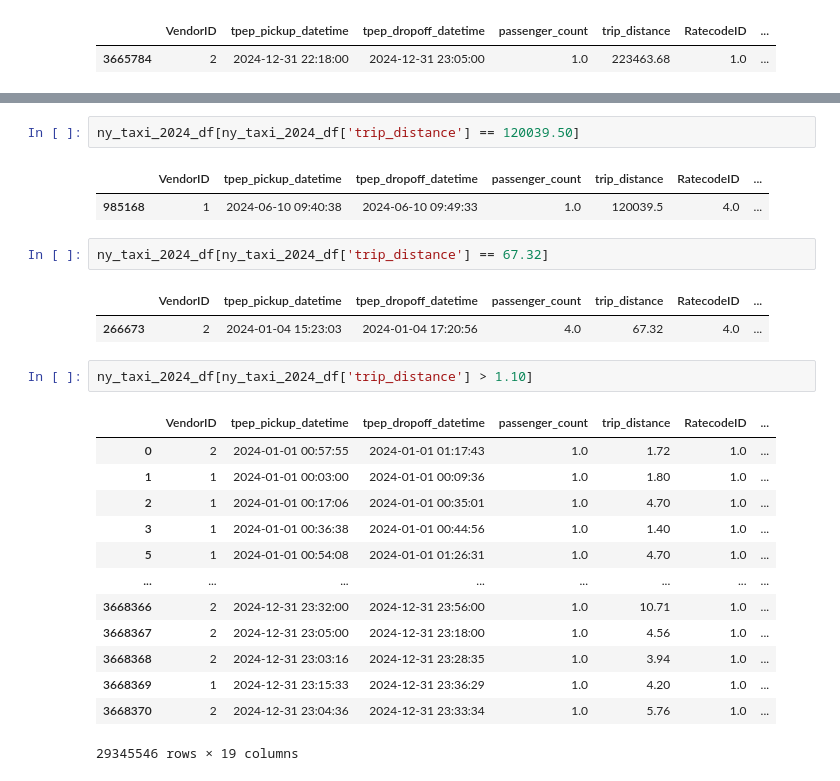
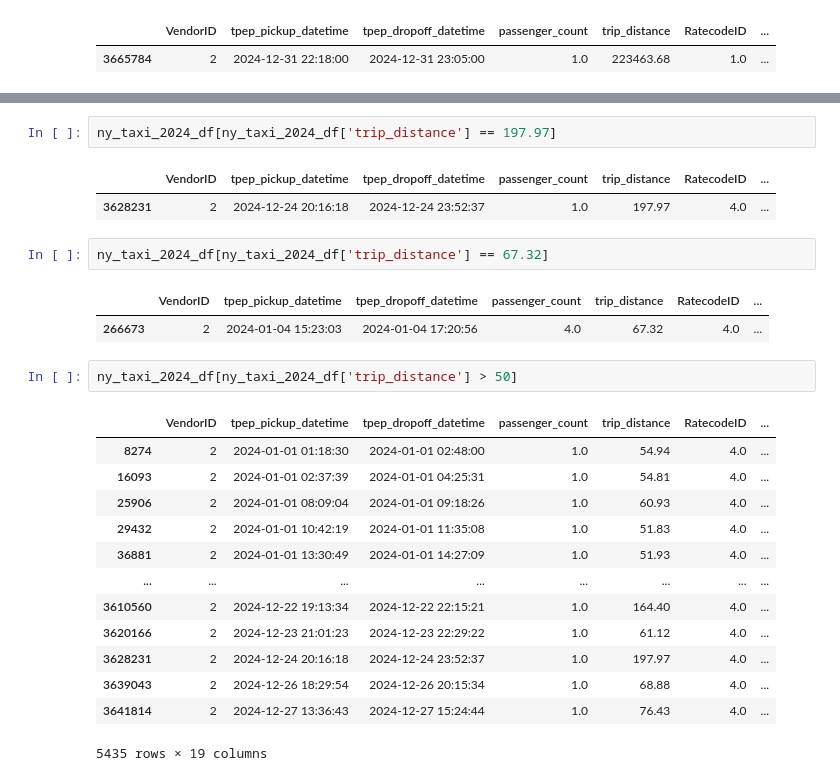
Before and after one commit to Krinnik/ny_ride_fair_optimization, a Jupyter notebook: nik_folder/niks_workspace.ipynb, the cells around one changed output, grey strips where cells are left out. Saved outputs shown, nothing was run; the diff lists cells and outputs as text.

```diff
--- a/nik_folder/niks_workspace.ipynb
+++ b/nik_folder/niks_workspace.ipynb
@@ -710,26 +732,26 @@ ValueError: cannot reindex on an axis with duplicate labels
 # %%
-ny_taxi_2024_df[ny_taxi_2024_df['trip_distance'] == 120039.50]
+ny_taxi_2024_df[ny_taxi_2024_df['trip_distance'] == 197.97]
 # %% [output]
 |  | VendorID | tpep_pickup_datetime | tpep_dropoff_datetime | passenger_count | trip_distance | RatecodeID | ... |
-| 985168 | 1 | 2024-06-10 09:40:38 | 2024-06-10 09:49:33 | 1.0 | 120039.5 | 4.0 | ... |
+| 3628231 | 2 | 2024-12-24 20:16:18 | 2024-12-24 23:52:37 | 1.0 | 197.97 | 4.0 | ... |
 # %%
 ny_taxi_2024_df[ny_taxi_2024_df['trip_distance'] == 67.32]
 # %% [output]
 |  | VendorID | tpep_pickup_datetime | tpep_dropoff_datetime | passenger_count | trip_distance | RatecodeID | ... |
 | 266673 | 2 | 2024-01-04 15:23:03 | 2024-01-04 17:20:56 | 4.0 | 67.32 | 4.0 | ... |
 # %%
-ny_taxi_2024_df[ny_taxi_2024_df['trip_distance'] > 1.10]
+ny_taxi_2024_df[ny_taxi_2024_df['trip_distance'] > 50]
 # %% [output]
 |  | VendorID | tpep_pickup_datetime | tpep_dropoff_datetime | passenger_count | trip_distance | RatecodeID | ... |
-| 0 | 2 | 2024-01-01 00:57:55 | 2024-01-01 01:17:43 | 1.0 | 1.72 | 1.0 | ... |
-| 1 | 1 | 2024-01-01 00:03:00 | 2024-01-01 00:09:36 | 1.0 | 1.80 | 1.0 | ... |
-| 2 | 1 | 2024-01-01 00:17:06 | 2024-01-01 00:35:01 | 1.0 | 4.70 | 1.0 | ... |
-| 3 | 1 | 2024-01-01 00:36:38 | 2024-01-01 00:44:56 | 1.0 | 1.40 | 1.0 | ... |
-| 5 | 1 | 2024-01-01 00:54:08 | 2024-01-01 01:26:31 | 1.0 | 4.70 | 1.0 | ... |
+| 8274 | 2 | 2024-01-01 01:18:30 | 2024-01-01 02:48:00 | 1.0 | 54.94 | 4.0 | ... |
+| 16093 | 2 | 2024-01-01 02:37:39 | 2024-01-01 04:25:31 | 1.0 | 54.81 | 4.0 | ... |
+| 25906 | 2 | 2024-01-01 08:09:04 | 2024-01-01 09:18:26 | 1.0 | 60.93 | 4.0 | ... |
+| 29432 | 2 | 2024-01-01 10:42:19 | 2024-01-01 11:35:08 | 1.0 | 51.83 | 4.0 | ... |
+| 36881 | 2 | 2024-01-01 13:30:49 | 2024-01-01 14:27:09 | 1.0 | 51.93 | 4.0 | ... |
 | ... | ... | ... | ... | ... | ... | ... | ... |
-| 3668366 | 2 | 2024-12-31 23:32:00 | 2024-12-31 23:56:00 | 1.0 | 10.71 | 1.0 | ... |
-| 3668367 | 2 | 2024-12-31 23:05:00 | 2024-12-31 23:18:00 | 1.0 | 4.56 | 1.0 | ... |
-| 3668368 | 2 | 2024-12-31 23:03:16 | 2024-12-31 23:28:35 | 1.0 | 3.94 | 1.0 | ... |
-| 3668369 | 1 | 2024-12-31 23:15:33 | 2024-12-31 23:36:29 | 1.0 | 4.20 | 1.0 | ... |
-| 3668370 | 2 | 2024-12-31 23:04:36 | 2024-12-31 23:33:34 | 1.0 | 5.76 | 1.0 | ... |
+| 3610560 | 2 | 2024-12-22 19:13:34 | 2024-12-22 22:15:21 | 1.0 | 164.40 | 4.0 | ... |
+| 3620166 | 2 | 2024-12-23 21:01:23 | 2024-12-23 22:29:22 | 1.0 | 61.12 | 4.0 | ... |
+| 3628231 | 2 | 2024-12-24 20:16:18 | 2024-12-24 23:52:37 | 1.0 | 197.97 | 4.0 | ... |
+| 3639043 | 2 | 2024-12-26 18:29:54 | 2024-12-26 20:15:34 | 1.0 | 68.88 | 4.0 | ... |
+| 3641814 | 2 | 2024-12-27 13:36:43 | 2024-12-27 15:24:44 | 1.0 | 76.43 | 4.0 | ... |
-29345546 rows × 19 columns
+5435 rows × 19 columns
```
Also changed, not shown: parts of 17 cells of this notebook, 1 other file.
